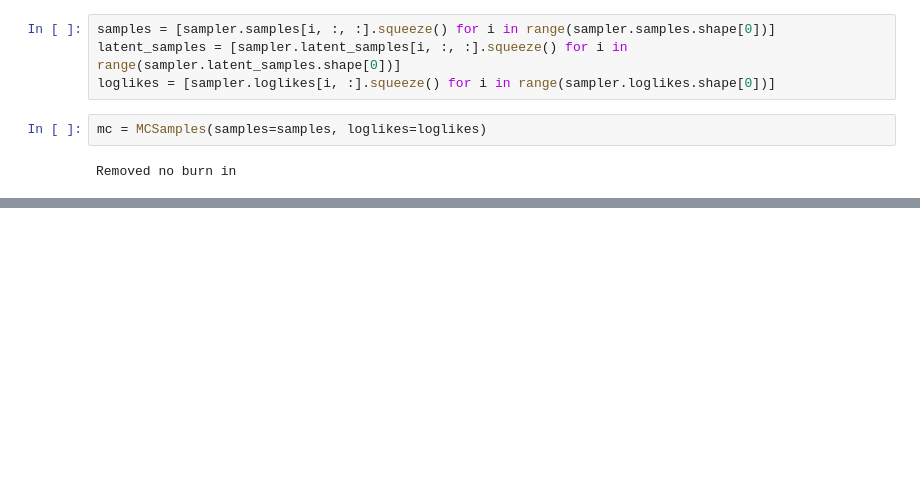
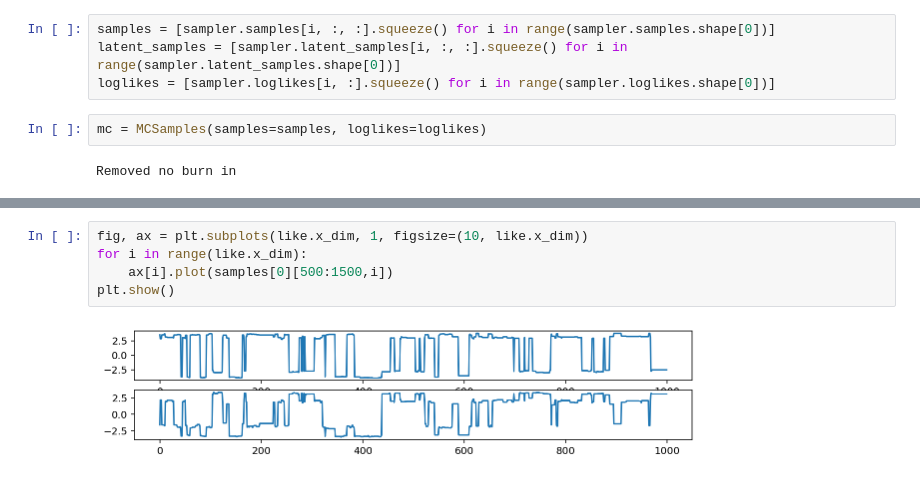
Before and after one commit to adammoss/nnest, a Jupyter notebook: examples/mcmc/nested_init.ipynb, the cells around one changed output, grey strips where cells are left out. Saved outputs shown, nothing was run; the diff lists cells and outputs as text; blank space fills up the shorter version.

```diff
--- a/examples/mcmc/nested_init.ipynb
+++ b/examples/mcmc/nested_init.ipynb
@@ -217,0 +137,7 @@ g.triangle_plot(mc, filled=True)
+# %%
+fig, ax = plt.subplots(like.x_dim, 1, figsize=(10, like.x_dim))
+for i in range(like.x_dim):
+    ax[i].plot(samples[0][500:1500,i])
+plt.show()
+# %% [output]
+[figure, added]
```
Also changed, not shown: parts of 15 cells of this notebook, 12 other files.
